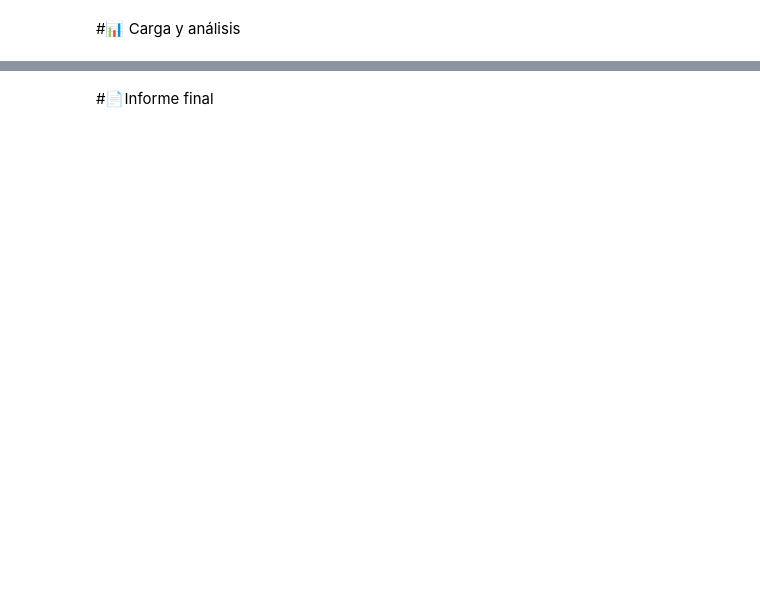
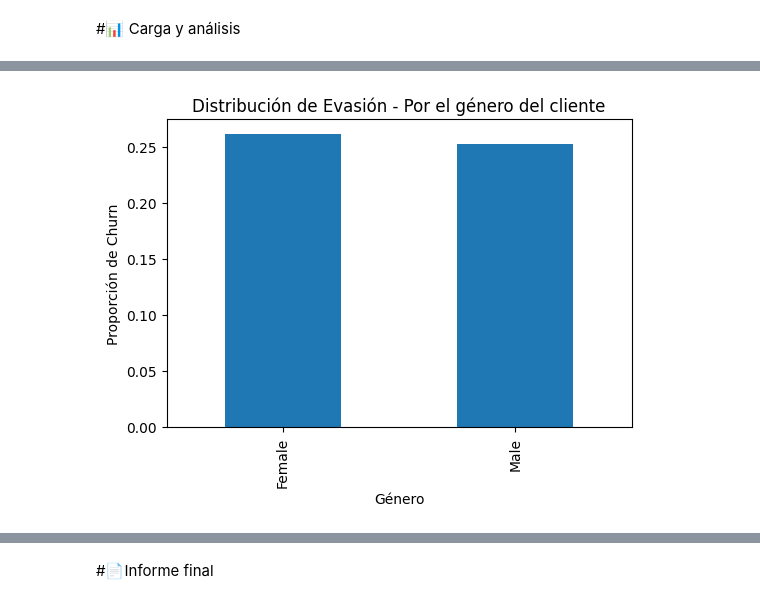
Before and after one commit to agusgonella/challenge_telecom_x, a Jupyter notebook: TelecomX_LATAM.ipynb, the cells around one changed output, grey strips where cells are left out. Saved outputs shown, nothing was run; the diff lists cells and outputs as text; code cells hidden in the pictures; blank space fills up the shorter version.

```diff
--- a/TelecomX_LATAM.ipynb
+++ b/TelecomX_LATAM.ipynb
@@ -3,6 +3,6 @@
 # %%
 import pandas as pd
 # %%
-datos = pd.read_json('/TelecomX_Data.json')
+datos = pd.read_json('/content/TelecomX_Data.json')
 datos.head()
 # %% [output]
@@ -115,23 +305,23 @@ datos.head()
 # %%
-#Distribución de la evasión según variables categóricas, como género, tipo de contrato, método de pago, entre otras.
+#Distribución de la evasión según variables categóricas: como género, tipo de contrato, método de pago, entre otras.
 
 #Por género
-evasion_genero = datos.groupby('gender')['Churn' == 1].sum()
+evasion_genero = datos.groupby('gender')['Churn'].mean()
 
 #Por tipo de contrato
-evasion_contrato = datos.groupby('Contract')['Churn'].value_counts(normalize=True)
+evasion_contrato = datos.groupby('Contract')['Churn'].mean()
 
 #Por método de pago
-evasion_pago = datos.groupby('PaymentMethod')['Churn'].value_counts(normalize=True)
+evasion_pago = datos.groupby('PaymentMethod')['Churn'].mean()
 
 #Por si tiene Partner o no
-evasion_partner = datos.groupby('Partner')['Churn'].value_counts(normalize=True)
+evasion_partner = datos.groupby('Partner')['Churn'].mean()
 
 #Por si es Senior Citizen o no
-evasion_senior = datos.groupby('SeniorCitizen')['Churn'].value_counts(normalize=True)
+evasion_senior = datos.groupby('SeniorCitizen')['Churn'].mean()
 
 #Por si tiene dependientes o no
-evasion_dependents = datos.groupby('Dependents')['Churn'].value_counts(normalize=True)
+evasion_dependents = datos.groupby('Dependents')['Churn'].mean()
 
 #Por si tiene una suscripción de streaming de peliculas o no
-evasion_movies = datos.groupby('StreamingMovies')['Churn'].value_counts(normalize=True)
+evasion_movies = datos.groupby('StreamingMovies')['Churn'].mean()
@@ -139,0 +328,10 @@ evasion_genero
+# %%
+#Ahora hacemos un gráfico para cada distribución para ver mejor los resultados
+
+evasion_genero.plot(kind='bar',figsize=(6,4))
+plt.title('Distribución de Evasión - Por el género del cliente')
+plt.ylabel('Proporción de Churn')
+plt.xlabel('Género')
+plt.show()
+# %% [output]
+[figure, added]
```
Also changed, not shown: parts of 48 cells of this notebook.
